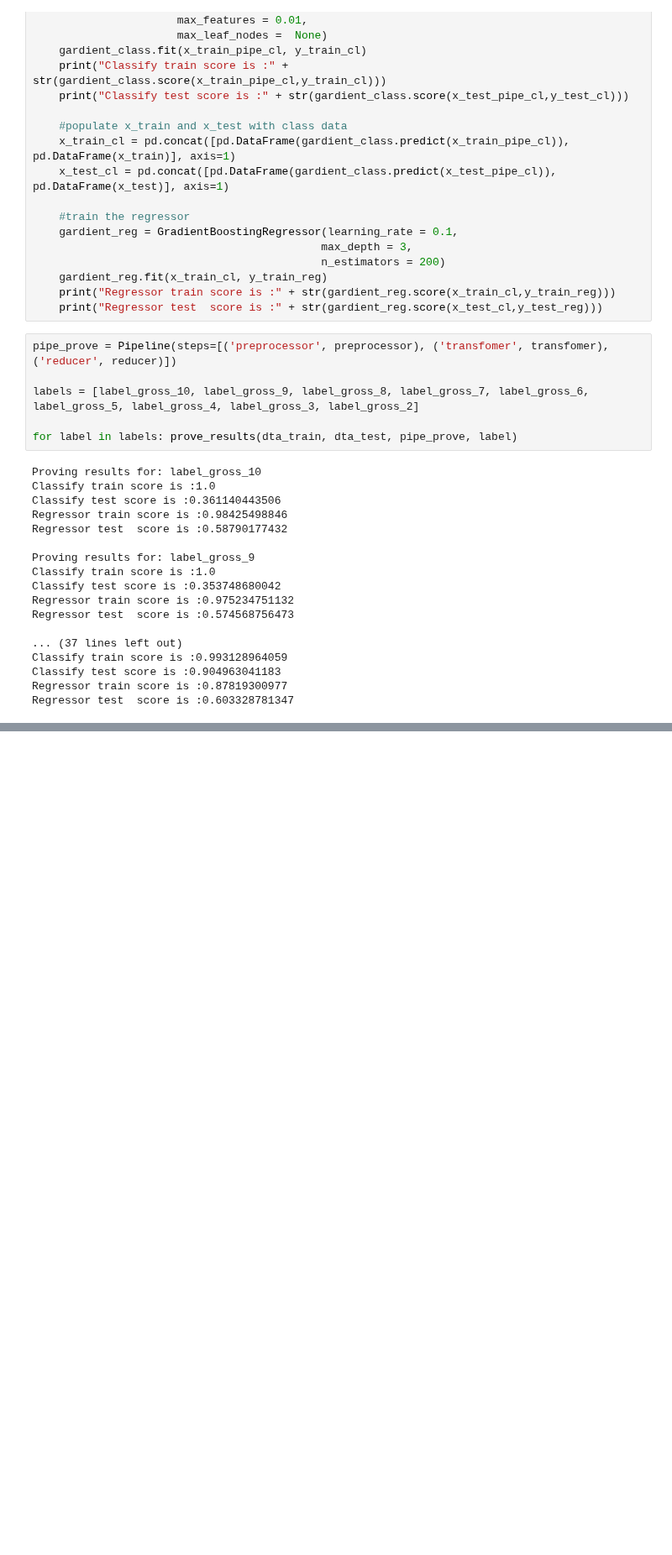
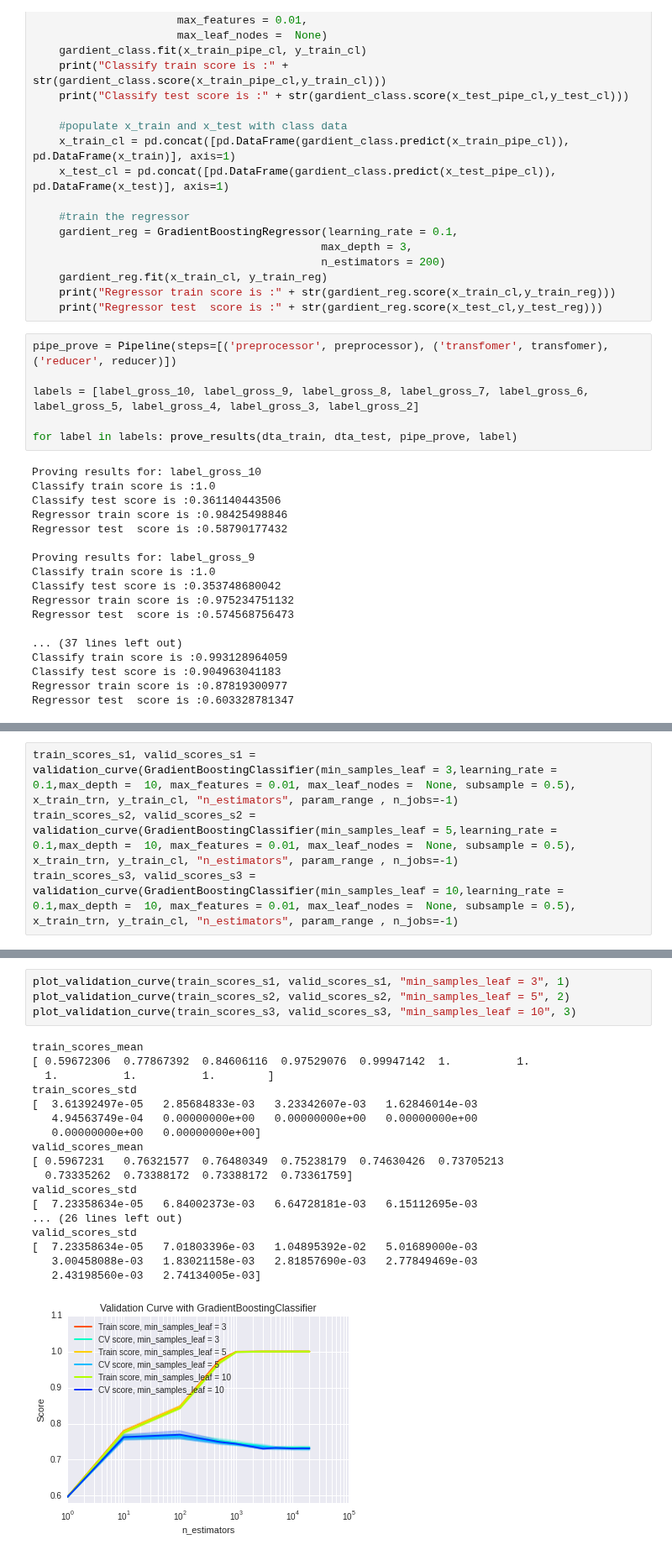
Before and after one commit to rihardsbar/dm-predictive-ml, a Jupyter notebook: logistic_regression/results_test.ipynb, the cells around one changed output, grey strips where cells are left out. Shown at 84% size. Drawn from its saved outputs; the diff is of its cells as text; blank space fills up the shorter version.

```diff
--- a/logistic_regression/results_test.ipynb
+++ b/logistic_regression/results_test.ipynb
@@ -419,0 +450,4 @@ plt.legend(loc="best")
+# %%
+train_scores_s1, valid_scores_s1 = validation_curve(GradientBoostingClassifier(min_samples_leaf = 3,learning_rate = 0.1,max_depth =  10, max_features = 0.01, max_leaf_nodes =  None, subsample = 0.5), x_train_trn, y_train_cl, "n_estimators", param_range , n_jobs=-1)
+train_scores_s2, valid_scores_s2 = validation_curve(GradientBoostingClassifier(min_samples_leaf = 5,learning_rate = 0.1,max_depth =  10, max_features = 0.01, max_leaf_nodes =  None, subsample = 0.5), x_train_trn, y_train_cl, "n_estimators", param_range , n_jobs=-1)
+train_scores_s3, valid_scores_s3 = validation_curve(GradientBoostingClassifier(min_samples_leaf = 10,learning_rate = 0.1,max_depth =  10, max_features = 0.01, max_leaf_nodes =  None, subsample = 0.5), x_train_trn, y_train_cl, "n_estimators", param_range , n_jobs=-1)
@@ -419,0 +512,23 @@ plt.legend(loc="best")
+# %%
+plot_validation_curve(train_scores_s1, valid_scores_s1, "min_samples_leaf = 3", 1)
+plot_validation_curve(train_scores_s2, valid_scores_s2, "min_samples_leaf = 5", 2)
+plot_validation_curve(train_scores_s3, valid_scores_s3, "min_samples_leaf = 10", 3)
+# %% [output]
+train_scores_mean
+[ 0.59672306  0.77867392  0.84606116  0.97529076  0.99947142  1.          1.
+  1.          1.          1.        ]
+train_scores_std
+[  3.61392497e-05   2.85684833e-03   3.23342607e-03   1.62846014e-03
+   4.94563749e-04   0.00000000e+00   0.00000000e+00   0.00000000e+00
+   0.00000000e+00   0.00000000e+00]
+valid_scores_mean
+[ 0.5967231   0.76321577  0.76480349  0.75238179  0.74630426  0.73705213
+  0.73335262  0.73388172  0.73388172  0.73361759]
+valid_scores_std
+[  7.23358634e-05   6.84002373e-03   6.64728181e-03   6.15112695e-03
+... (26 lines left out)
+valid_scores_std
+[  7.23358634e-05   7.01803396e-03   1.04895392e-02   5.01689000e-03
+   3.00458088e-03   1.83021158e-03   2.81857690e-03   2.77849469e-03
+   2.43198560e-03   2.74134005e-03]
+[figure, added]
```
Also changed, not shown: parts of 30 cells of this notebook, 1 other file.
